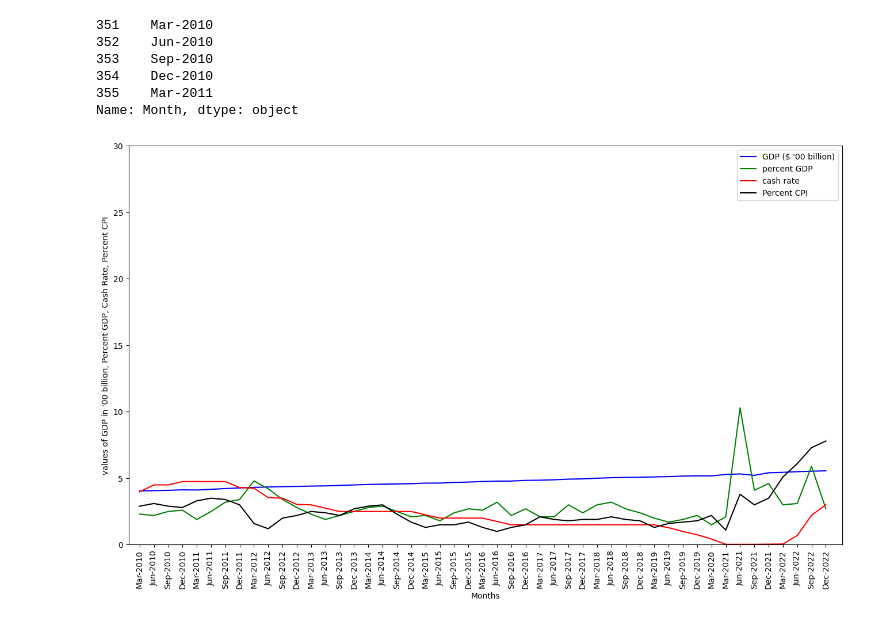
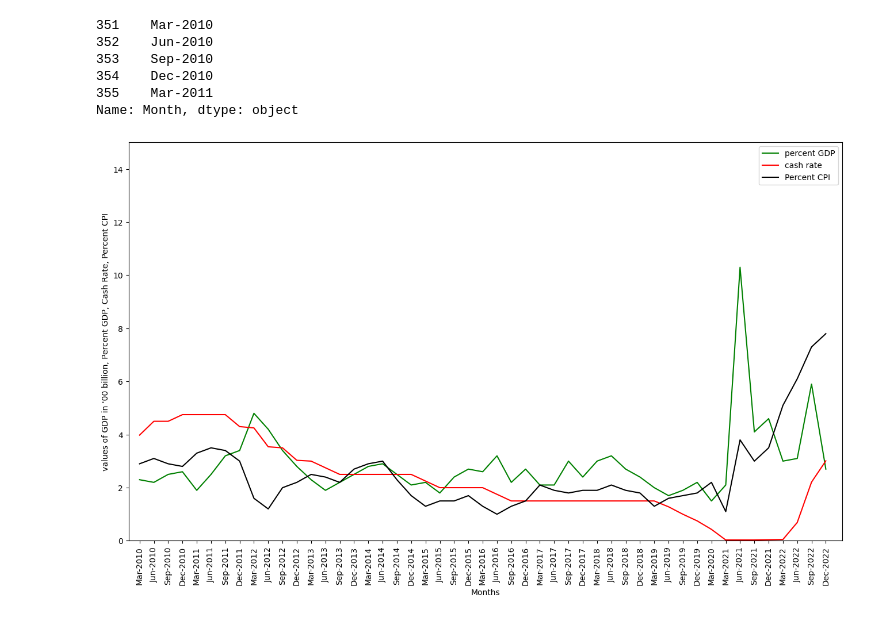
Before and after one commit to irwine-young/Project-1-Bootcamp, a Jupyter notebook: data_analysis_CPI.ipynb, the cells around one changed output. Cells and saved outputs as stored; diff of their text form; code cells hidden in the pictures.

```diff
--- a/data_analysis_CPI.ipynb
+++ b/data_analysis_CPI.ipynb
@@ -483,17 +479,17 @@ x_axis8.head()
 Name: Month, dtype: object
 # %%
 plt.figure(figsize = (16,9))
-gdp_val8, = plt.plot(x_axis8, gdp_value8, color = "blue", label = "GDP ($ '00 billion)")
+# gdp_val8, = plt.plot(x_axis8, gdp_value8, color = "blue", label = "GDP ($ '00 billion)")
 gdp_perc8, = plt.plot(x_axis8, gdp_rate8, color = "green", label = "percent GDP")
 cashrate8 = plt.plot(x_axis8, cash_rate8,  color = "red", label = "cash rate")
 cpi8, = plt.plot(x_axis8, cpi8, color = "black", label = "Percent CPI")
 plt.legend(loc="best")
 plt.xticks(filtered2_df["Month"], rotation="vertical")
 plt.xlabel("Months")
 plt.ylabel("values of GDP in '00 billion, Percent GDP, Cash Rate, Percent CPI")
 plt.xlim(-0.75, len(x_axis8)+0.15)
-plt.ylim(0,30)
-plt.savefig("Output/GDP_CPI post 2010.png")
+plt.ylim(0,15)
+plt.savefig("Graphs/Graph percent GDP and percent CPI post 2010.png")
 plt.show()
 # %% [output]
-[figure, old version]
+[figure, new version]
```
Also changed, not shown: parts of 6 cells of this notebook, 28 other files.
